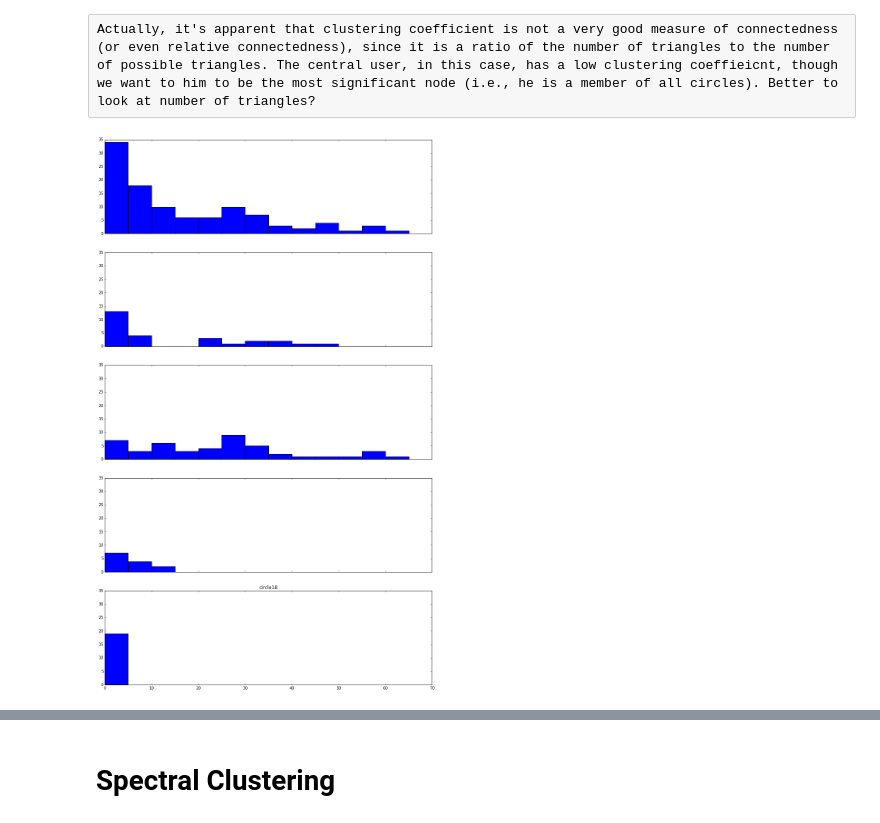
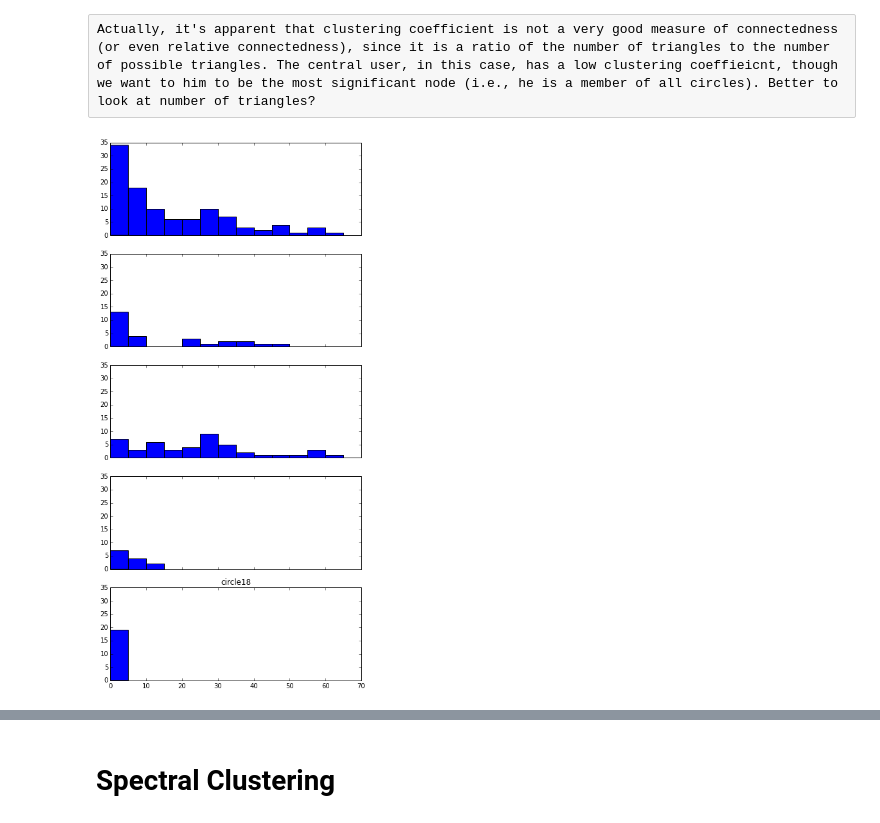
Before and after one commit to bmkessler/Kaggle_Social_Circles, a Jupyter notebook: clustering.ipynb, the cells around one changed output, grey strips where cells are left out. Drawn from its saved outputs; the diff is of its cells as text; code cells hidden in the pictures.

```diff
--- a/clustering.ipynb
+++ b/clustering.ipynb
@@ -113,19 +133,19 @@ Actually, it's apparent that clustering coefficient is not a very good measure o
 # %%
 user_ID = 239
 egograph = egographs[user_ID]
 circle_dict = circles[user_ID]
 
 m = len(circle_dict.items()) + 1
 fig, axes = subplots(m, 1, sharex=True, sharey=True)
-fig.set_size_inches(15,5*m)
+fig.set_size_inches(7,3*m)
 
 data = nx.triangles(egograph).values()
 binlist = range(0, max(data) + 5, 5)
 
 axes[0].hist(data, bins=binlist)
 
 for n, (circle_ID, node_list) in enumerate(circle_dict.items()):
     axes[n+1].hist(nx.triangles(egograph.subgraph(node_list)).values(), bins=binlist)
     title(circle_ID)
 # %% [output]
-[figure, old version]
+[figure, new version]
```
Also changed, not shown: parts of 13 cells of this notebook, 1 other file.
